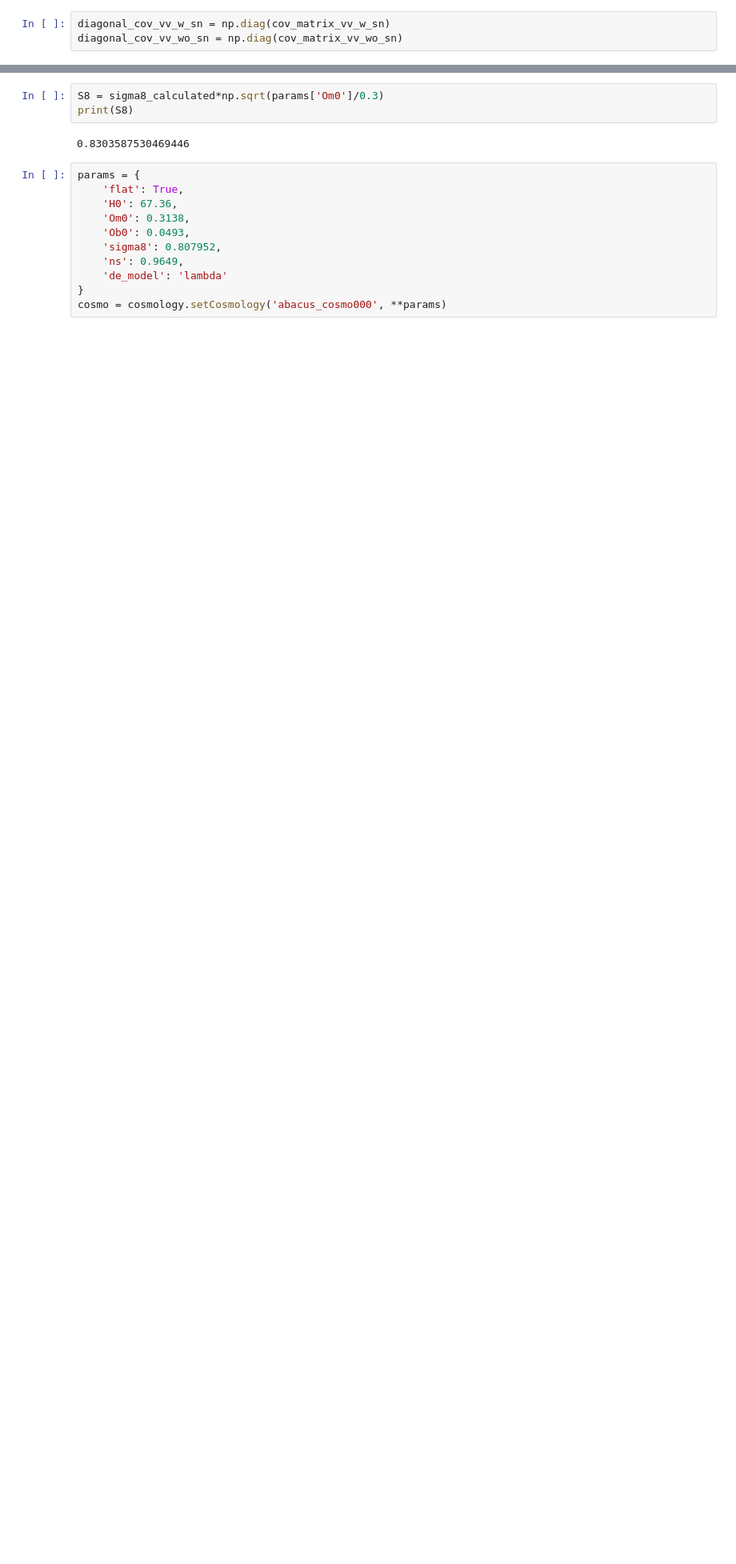
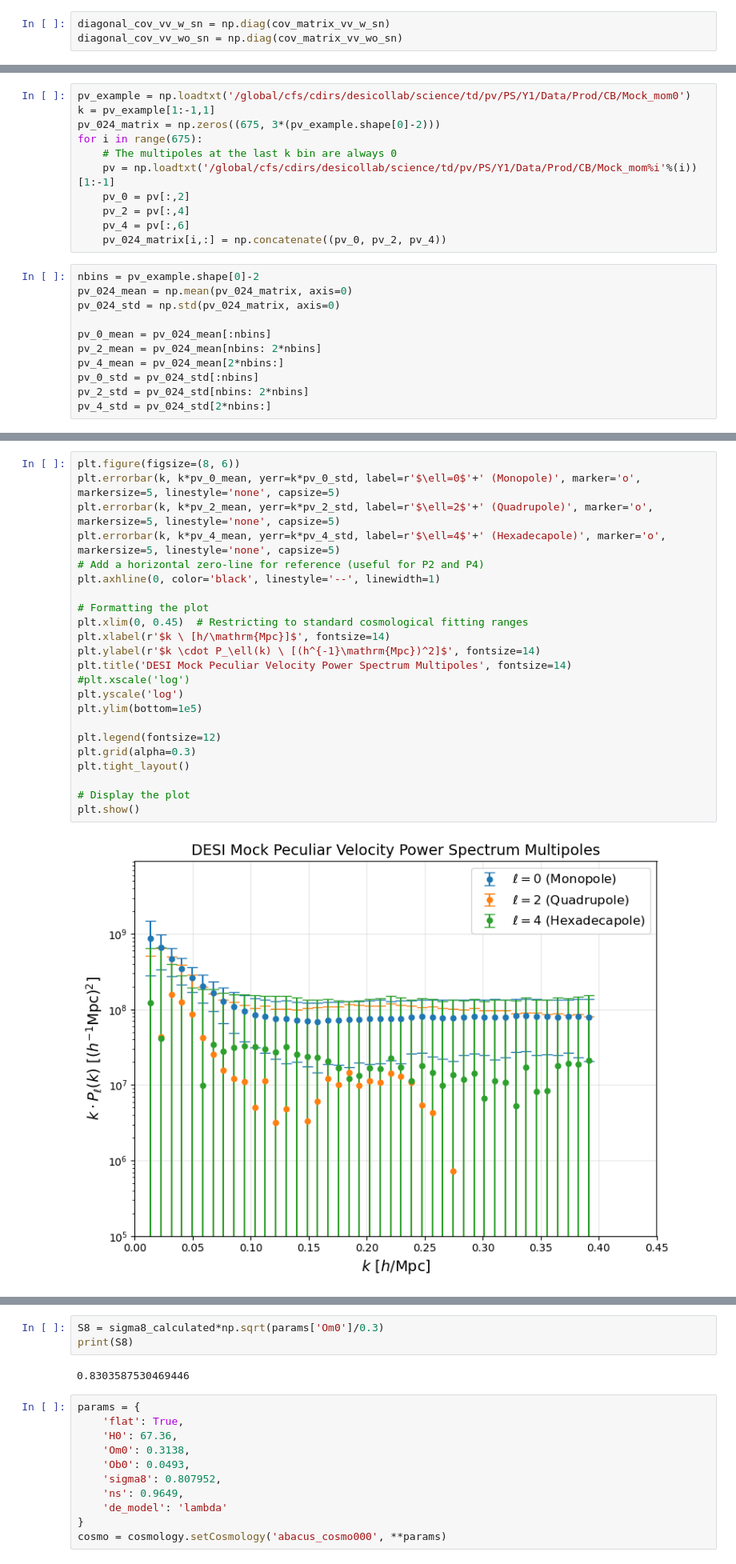
Before and after one commit to YanxiangL/allcov, a Jupyter notebook: test_notebook.ipynb, the cells around one changed output, grey strips where cells are left out. Shown at 80% size. Drawn from its saved outputs; the diff is of its cells as text; blank space fills up the shorter version.

```diff
--- a/test_notebook.ipynb
+++ b/test_notebook.ipynb
@@ -588,0 +600,22 @@ array([5.82162253e+12, 5.36729895e+12, 3.15739374e+22, 7.26313653e+21,
+# %%
+pv_example = np.loadtxt('/global/cfs/cdirs/desicollab/science/td/pv/PS/Y1/Data/Prod/CB/Mock_mom0')
+k = pv_example[1:-1,1]
+pv_024_matrix = np.zeros((675, 3*(pv_example.shape[0]-2)))
+for i in range(675):
+    # The multipoles at the last k bin are always 0
+    pv = np.loadtxt('/global/cfs/cdirs/desicollab/science/td/pv/PS/Y1/Data/Prod/CB/Mock_mom%i'%(i))[1:-1]
+    pv_0 = pv[:,2]
+    pv_2 = pv[:,4]
+    pv_4 = pv[:,6]
+    pv_024_matrix[i,:] = np.concatenate((pv_0, pv_2, pv_4))
+# %%
+nbins = pv_example.shape[0]-2
+pv_024_mean = np.mean(pv_024_matrix, axis=0)
+pv_024_std = np.std(pv_024_matrix, axis=0)
+
+pv_0_mean = pv_024_mean[:nbins]
+pv_2_mean = pv_024_mean[nbins: 2*nbins]
+pv_4_mean = pv_024_mean[2*nbins:]
+pv_0_std = pv_024_std[:nbins]
+pv_2_std = pv_024_std[nbins: 2*nbins]
+pv_4_std = pv_024_std[2*nbins:]
@@ -588,0 +631,25 @@ array([5.82162253e+12, 5.36729895e+12, 3.15739374e+22, 7.26313653e+21,
+# %%
+plt.figure(figsize=(8, 6))
+plt.errorbar(k, k*pv_0_mean, yerr=k*pv_0_std, label=r'$\ell=0$'+' (Monopole)', marker='o', markersize=5, linestyle='none', capsize=5)
+plt.errorbar(k, k*pv_2_mean, yerr=k*pv_2_std, label=r'$\ell=2$'+' (Quadrupole)', marker='o', markersize=5, linestyle='none', capsize=5)
+plt.errorbar(k, k*pv_4_mean, yerr=k*pv_4_std, label=r'$\ell=4$'+' (Hexadecapole)', marker='o', markersize=5, linestyle='none', capsize=5)
+# Add a horizontal zero-line for reference (useful for P2 and P4)
+plt.axhline(0, color='black', linestyle='--', linewidth=1)
+
+# Formatting the plot
+plt.xlim(0, 0.45)  # Restricting to standard cosmological fitting ranges
+plt.xlabel(r'$k \ [h/\mathrm{Mpc}]$', fontsize=14)
+plt.ylabel(r'$k \cdot P_\ell(k) \ [(h^{-1}\mathrm{Mpc})^2]$', fontsize=14)
+plt.title('DESI Mock Peculiar Velocity Power Spectrum Multipoles', fontsize=14)
+#plt.xscale('log')
+plt.yscale('log')
+plt.ylim(bottom=1e5)
+
+plt.legend(fontsize=12)
+plt.grid(alpha=0.3)
+plt.tight_layout()
+
+# Display the plot
+plt.show()
+# %% [output]
+[figure, added]
```
Also changed, not shown: parts of 48 cells of this notebook, 2 other files.
